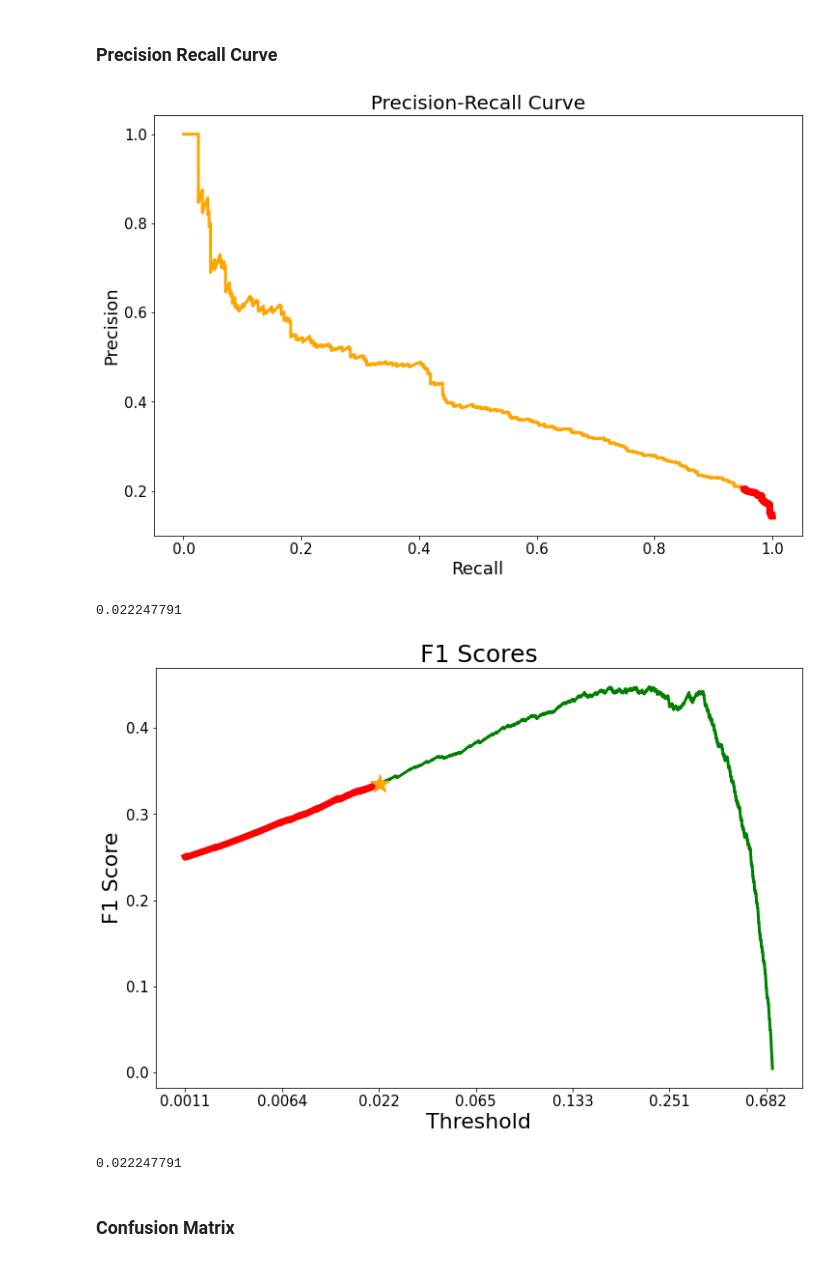
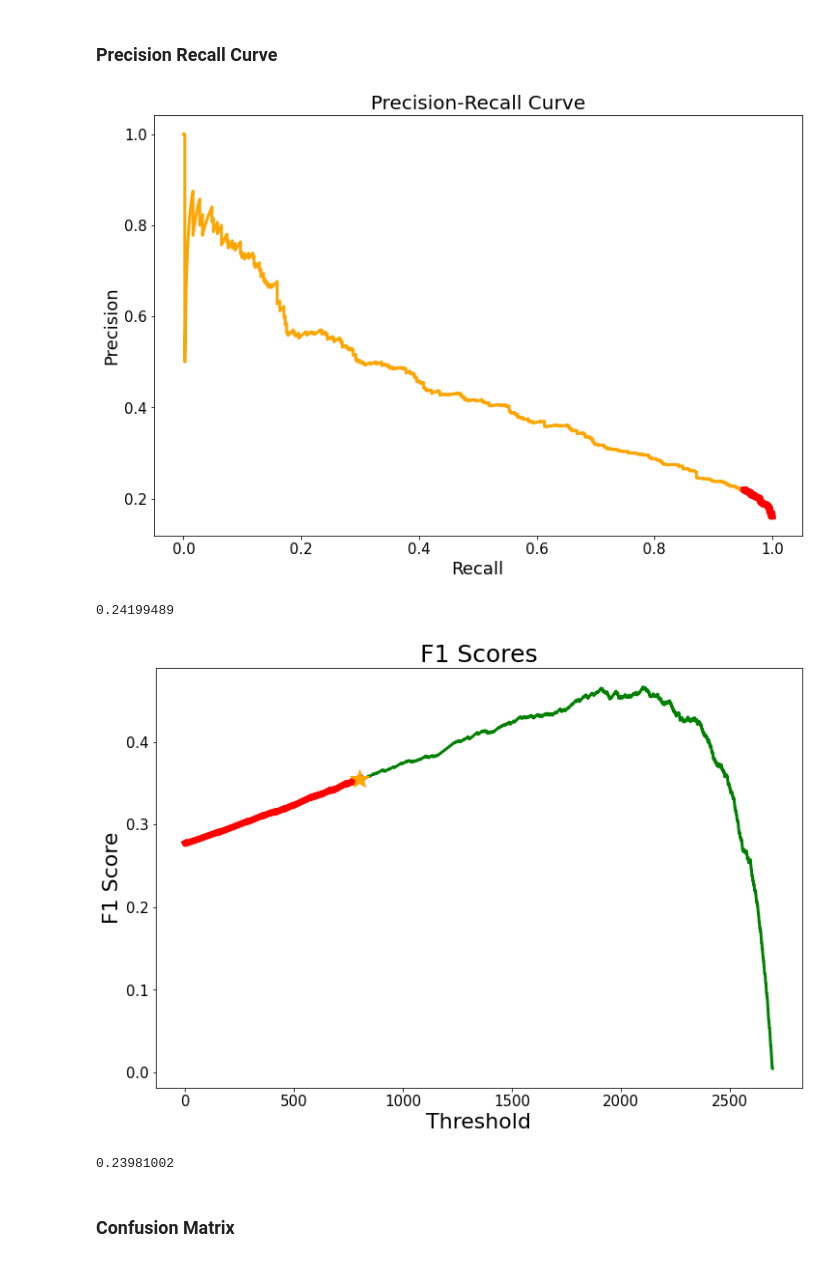
Before and after one commit to taksug229/cancer-image-recognition, a Jupyter notebook: 1. Background.ipynb, the cells around one changed output. Saved outputs shown, nothing was run; the diff lists cells and outputs as text; code cells hidden in the pictures.

Commit message:
Updated models

```diff
--- a/1. Background.ipynb
+++ b/1. Background.ipynb
@@ -97,8 +94,9 @@ Downloading data from https://storage.googleapis.com/tensorflow/keras-applicatio
 # %%
-opt = keras.optimizers.SGD(learning_rate=0.01)
+opt = keras.optimizers.SGD(learning_rate=0.002)
 new_model.compile(optimizer=opt,
               loss='binary_crossentropy',
-              metrics=['accuracy',tf.keras.metrics.Recall()])
+              metrics=['accuracy'])
+# tf.keras.metrics.Recall()
 # %%
-history = new_model.fit(X_train, y_train, epochs=20, batch_size=32, class_weight=class_weight, validation_data=(X_test, y_test))
+history = new_model.fit(X_train, y_train, epochs=10, batch_size=32, class_weight=class_weight, validation_data=(X_test, y_test))
 # %% [output]
@@ -144,7 +143,7 @@ new_model.save('models/name_of_model.h5')
 # %% [markdown]
 #### Importing Model
 # %%
-new_model = load_model('models/vgg_transfer_1.h5')
+# new_model = load_model('models/vgg_transfer_1.h5')
 # %% [markdown]
 ## Evaluation
 # %% [markdown]
@@ -213,15 +212,15 @@ ax.set_xlabel('Recall', size=label_size)
 ax.set_ylabel('Precision', size=label_size)
 
 fig.show()
-fig.savefig('img/pr_curve.png')
+# fig.savefig('img/pr_curve.png')
 # %% [output]
-[figure, old version]
+[figure, new version]
 # %%
 # The most liberal threshold given that recall >= 95%
 liberal_thresh = thresh_pr_curve[:thresh_loc][-1]
 liberal_thresh
 # %% [output]
-0.022247791
+0.24199489
 # %%
 # F1 scores for all thresholds
 f1_all = [f1_score(y_test, y_test_pred >= i) for i in thresh_pr_curve]
@@ -232,42 +231,42 @@ max_index_col = np.argmax(f1_lst, axis=0)
 # %%
 fig, ax = plt.subplots(figsize=(12,8))
 
-xticks = [0.0011, 0.0064, 0.022, 0.065, 0.133, 0.251, 0.682]
-yticks = [0.0,0.1,0.2,0.3,0.4]
+# xticks = [0.0011, 0.0064, 0.022, 0.065, 0.133, 0.251, 0.682]
+# yticks = [0.0,0.1,0.2,0.3,0.4]
 f1_x = np.arange(len(f1_lst))
 f1_xx = np.arange(len(f1_all))
 
 title_size = 25
 label_size = 22
 legend_size = 15
 tick_size = 15
 
 ax.plot(f1_xx, f1_all, color='green', linewidth=3.0)
 ax.plot(f1_x, f1_lst, color='red', linewidth=7.0)
 
 ax.plot(f1_xx[max_index_col], f1_all[max_index_col],
         marker='*', markersize=20, color='orange')
 
 ax.set_title('F1 Scores', size=title_size)
 
-ax.set_xticks([0,500,1000,1500,2000,2500,3000])
-ax.set_yticks([0.0,0.1,0.2,0.3,0.4])
-ax.set_xticklabels(xticks, fontsize=tick_size)
-ax.set_yticklabels(yticks, fontsize=tick_size)
+# ax.set_xticks([0,500,1000,1500,2000,2500,3000])
+# ax.set_yticks([0.0,0.1,0.2,0.3,0.4])
+# ax.set_xticklabels(xticks, fontsize=tick_size)
+# ax.set_yticklabels(yticks, fontsize=tick_size)
 
 ax.set_xlabel('Threshold', size=label_size)
 ax.set_ylabel('F1 Score', size=label_size)
 
 fig.show()
-fig.savefig('img/f1.png')
+# fig.savefig('img/f1.png')
 # %% [output]
-[figure, old version]
+[figure, new version]
 # %%
 # The highest F1 score threshold given that recall >= 95%.
 final_thresh = thresh_pr_curve[max_index_col]
 final_thresh
 # %% [output]
-0.022247791
+0.23981002
 # %% [markdown]
 ### Confusion Matrix
 # %%
```
Also changed, not shown: parts of 16 cells of this notebook, 4 other files.
